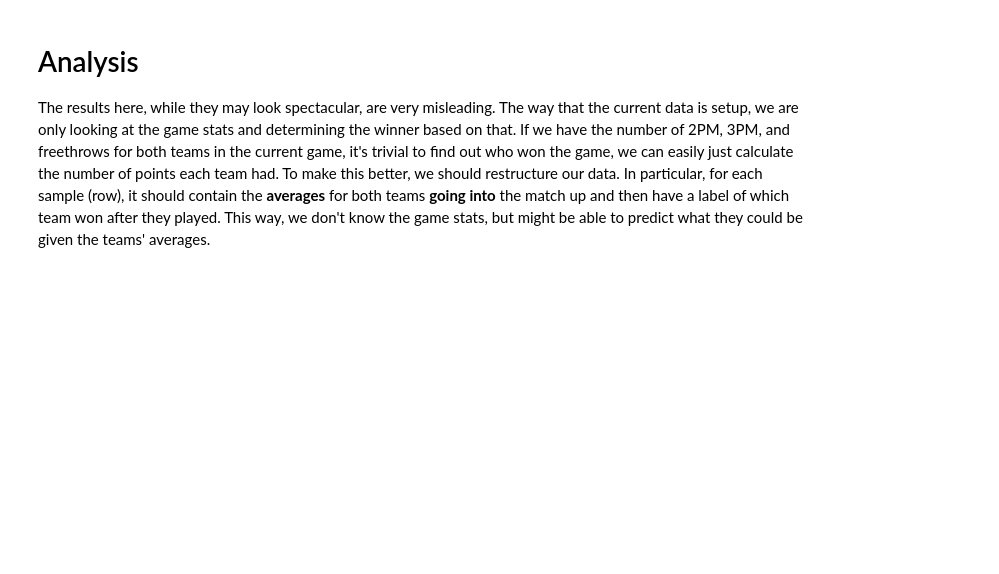
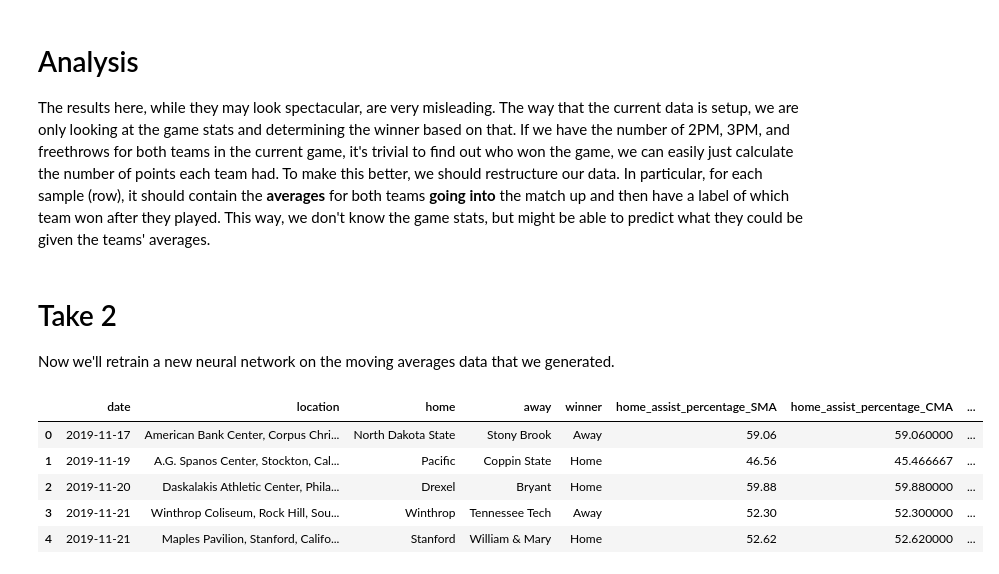
Before and after one commit to mike-taylor99/NCAA-Basketball-Predictions, a Jupyter notebook: notebook/Deep_Learning.ipynb, the cells around one changed output. Cells and saved outputs as stored; diff of their text form; code cells hidden in the pictures; blank space fills up the shorter version.

Commit message:
neural network on moving averages

```diff
--- a/notebook/Deep_Learning.ipynb
+++ b/notebook/Deep_Learning.ipynb
@@ -154,3 +155,16 @@ Accuracy 0.982820987701416
 # %% [markdown]
 # Analysis
 The results here, while they may look spectacular, are very misleading. The way that the current data is setup, we are only looking at the game stats and determining the winner based on that. If we have the number of 2PM, 3PM, and freethrows for both teams in the current game, it's trivial to find out who won the game, we can easily just calculate the number of points each team had. To make this better, we should restructure our data. In particular, for each sample (row), it should contain the **averages** for both teams **going into** the match up and then have a label of which team won after they played. This way, we don't know the game stats, but might be able to predict what they could be given the teams' averages.
+# %% [markdown]
+# Take 2
+Now we'll retrain a new neural network on the moving averages data that we generated.
+# %%
+data_ma = pd.read_csv('../assets/data/cleaned_data/cleaned_data.csv')
+data_ma.head()
+# %% [output]
+|  | date | location | home | away | winner | home_assist_percentage_SMA | home_assist_percentage_CMA | ... |
+| 0 | 2019-11-17 | American Bank Center, Corpus Chri... | North Dakota State | Stony Brook | Away | 59.06 | 59.060000 | ... |
+| 1 | 2019-11-19 | A.G. Spanos Center, Stockton, Cal... | Pacific | Coppin State | Home | 46.56 | 45.466667 | ... |
+| 2 | 2019-11-20 | Daskalakis Athletic Center, Phila... | Drexel | Bryant | Home | 59.88 | 59.880000 | ... |
+| 3 | 2019-11-21 | Winthrop Coliseum, Rock Hill, Sou... | Winthrop | Tennessee Tech | Away | 52.30 | 52.300000 | ... |
+| 4 | 2019-11-21 | Maples Pavilion, Stanford, Califo... | Stanford | William & Mary | Home | 52.62 | 52.620000 | ... |
```
Also changed, not shown: parts of 15 cells of this notebook.
